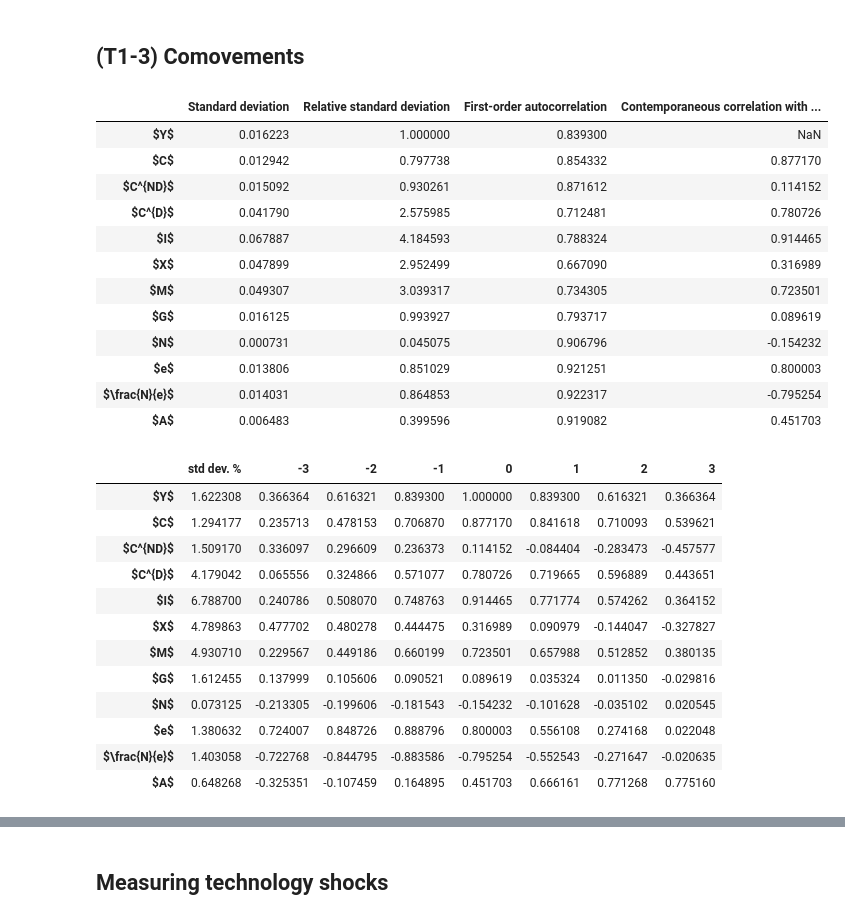
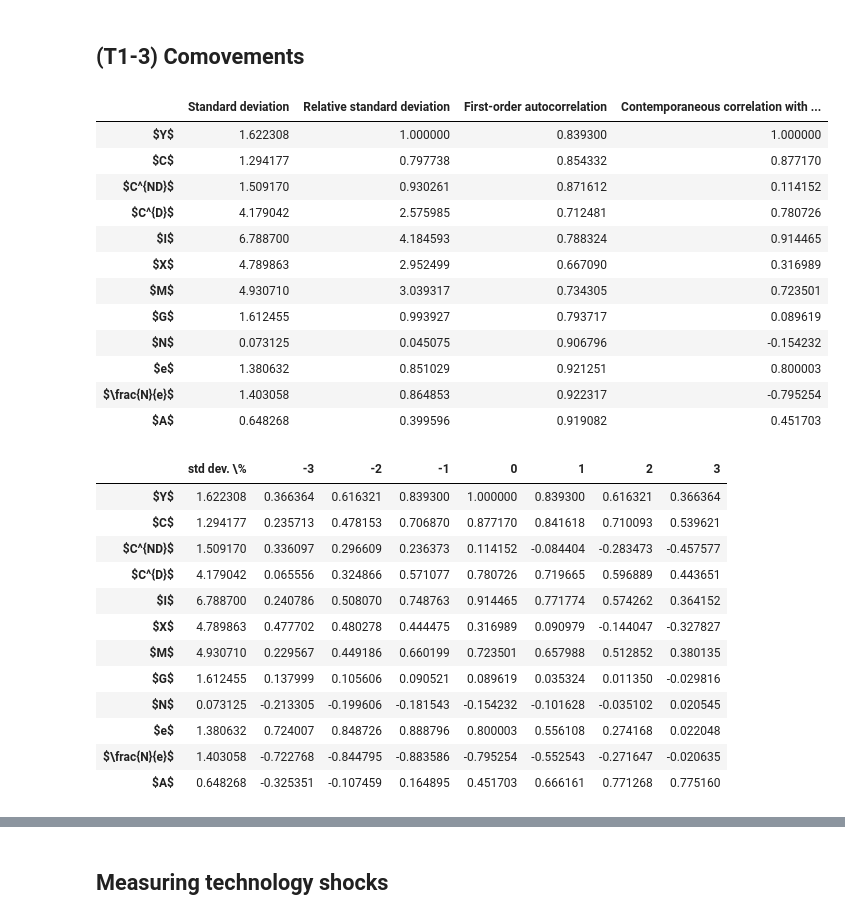
Before and after one commit to alexwellman/macrodata-wellman, a Jupyter notebook: Econ212/data_212.ipynb, the cells around one changed output, grey strips where cells are left out. Saved outputs shown, nothing was run; the diff lists cells and outputs as text; code cells hidden in the pictures.

```diff
--- a/Econ212/data_212.ipynb
+++ b/Econ212/data_212.ipynb
@@ -737,7 +737,7 @@ log_series = np.log(series2[variable_keys])
 hp_cycles = {col: sm.tsa.filters.hpfilter(log_series[col], 1600)[0] for col in log_series}
 
 # Calculate the standard deviation of the cyclical components
-std_devs = {col: hp_cycles[col].std() for col in hp_cycles}
+std_devs = {col: hp_cycles[col].std()*100 for col in hp_cycles}
 
 # Calculate the relative standard deviation using 'y' standard deviation
 rel_std_devs = {col: (std_dev / std_devs['y']) for col, std_dev in std_devs.items()}
@@ -748,48 +748,50 @@ first_order_autocorrs = {col: hp_cycles[col].autocorr(lag=1) for col in hp_cycle
 # Calculate contemporaneous correlation with output ('y') for the cyclical components
 cont_corrs_with_y = {col: hp_cycles[col].corr(hp_cycles['y']) for col in hp_cycles if col != 'y'}
 
+# Output 'y' = 1
+cont_corrs_with_y['y'] = 1.0
 
 # Create a DataFrame to display the results
 results_df = pd.DataFrame({
     'Standard deviation': std_devs,
     'Relative standard deviation': rel_std_devs,
     'First-order autocorrelation': first_order_autocorrs,
     'Contemporaneous correlation with output': cont_corrs_with_y
 })
 
 # Rename the DataFrame index to match the LaTeX format
 rename_dict = {
     'y': '$Y$',
     'c': '$C$',
     'nondur': '$C^{ND}$',
     'dur': '$C^{D}$',
     'i': '$I$',
     'exp': '$X$',
     'imp': '$M$',
     'g': '$G$',
     'pop': '$N$',
     'emp': '$e$',
     'ndive': '$\\frac{N}{e}$',
     'solow': '$A$'
 }
 results_df.rename(index=rename_dict, inplace=True)
 
 # Display the results
 results_df
 # %% [output]
 |  | Standard deviation | Relative standard deviation | First-order autocorrelation | Contemporaneous correlation with ... |
-| $Y$ | 0.016223 | 1.000000 | 0.839300 | NaN |
-| $C$ | 0.012942 | 0.797738 | 0.854332 | 0.877170 |
-| $C^{ND}$ | 0.015092 | 0.930261 | 0.871612 | 0.114152 |
-| $C^{D}$ | 0.041790 | 2.575985 | 0.712481 | 0.780726 |
-| $I$ | 0.067887 | 4.184593 | 0.788324 | 0.914465 |
-| $X$ | 0.047899 | 2.952499 | 0.667090 | 0.316989 |
-| $M$ | 0.049307 | 3.039317 | 0.734305 | 0.723501 |
-| $G$ | 0.016125 | 0.993927 | 0.793717 | 0.089619 |
-| $N$ | 0.000731 | 0.045075 | 0.906796 | -0.154232 |
-| $e$ | 0.013806 | 0.851029 | 0.921251 | 0.800003 |
-| $\frac{N}{e}$ | 0.014031 | 0.864853 | 0.922317 | -0.795254 |
-| $A$ | 0.006483 | 0.399596 | 0.919082 | 0.451703 |
+| $Y$ | 1.622308 | 1.000000 | 0.839300 | 1.000000 |
+| $C$ | 1.294177 | 0.797738 | 0.854332 | 0.877170 |
+| $C^{ND}$ | 1.509170 | 0.930261 | 0.871612 | 0.114152 |
+| $C^{D}$ | 4.179042 | 2.575985 | 0.712481 | 0.780726 |
+| $I$ | 6.788700 | 4.184593 | 0.788324 | 0.914465 |
+| $X$ | 4.789863 | 2.952499 | 0.667090 | 0.316989 |
+| $M$ | 4.930710 | 3.039317 | 0.734305 | 0.723501 |
+| $G$ | 1.612455 | 0.993927 | 0.793717 | 0.089619 |
+| $N$ | 0.073125 | 0.045075 | 0.906796 | -0.154232 |
+| $e$ | 1.380632 | 0.851029 | 0.921251 | 0.800003 |
+| $\frac{N}{e}$ | 1.403058 | 0.864853 | 0.922317 | -0.795254 |
+| $A$ | 0.648268 | 0.399596 | 0.919082 | 0.451703 |
 # %%
 # Function to calculate statistics on cyclical components
 
@@ -817,7 +819,7 @@ def calculate_cyclical_statistics(log_series, lambdahp=1600):
             correlation_results[key] = [cycles[key].corr(cycles[key].shift(lag)) for lag in lags]
 
     # standard deviations and correlations into a DataFrame
-    std_dev_df = pd.DataFrame(std_devs, index=['std dev. %']).T
+    std_dev_df = pd.DataFrame(std_devs, index=['std dev. \%']).T
     correlation_df = pd.DataFrame(correlation_results, index=lags).T
 
     # standard deviations and correlations
@@ -859,7 +861,7 @@ results_df.rename(index=rename_dict, inplace=True)
 # Print
 results_df
 # %% [output]
-|  | std dev. % | -3 | -2 | -1 | 0 | 1 | 2 | 3 |
+|  | std dev. \% | -3 | -2 | -1 | 0 | 1 | 2 | 3 |
 | $Y$ | 1.622308 | 0.366364 | 0.616321 | 0.839300 | 1.000000 | 0.839300 | 0.616321 | 0.366364 |
 | $C$ | 1.294177 | 0.235713 | 0.478153 | 0.706870 | 0.877170 | 0.841618 | 0.710093 | 0.539621 |
 | $C^{ND}$ | 1.509170 | 0.336097 | 0.296609 | 0.236373 | 0.114152 | -0.084404 | -0.283473 | -0.457577 |
```
Also changed, not shown: parts of 4 cells of this notebook, 5 other files.
